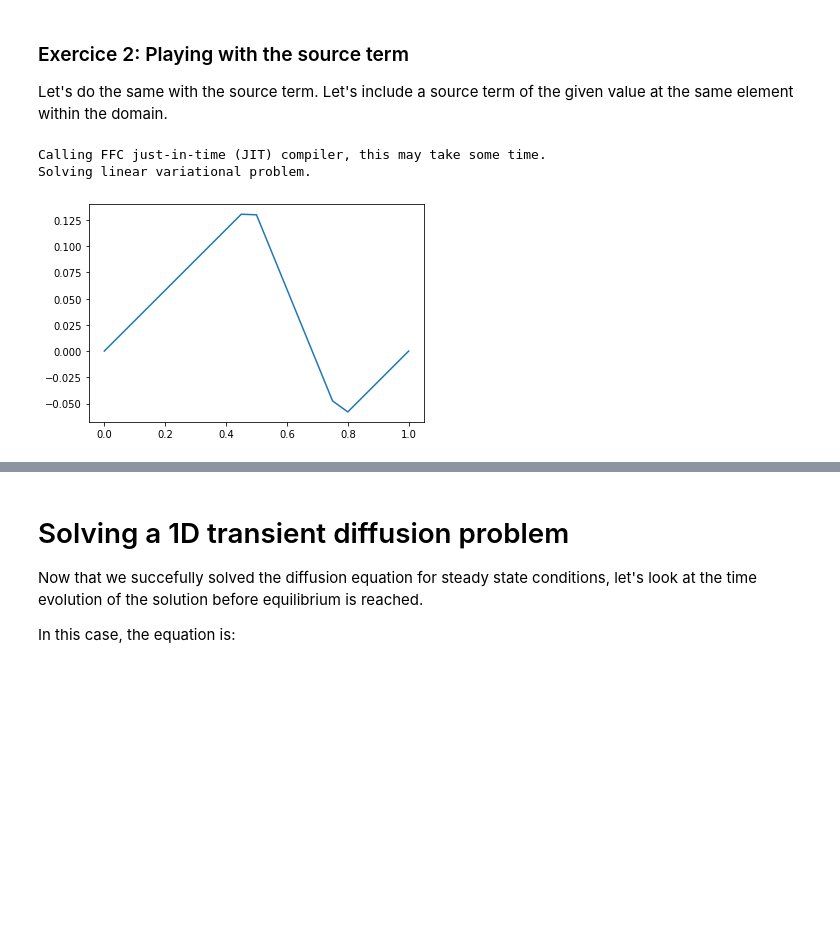
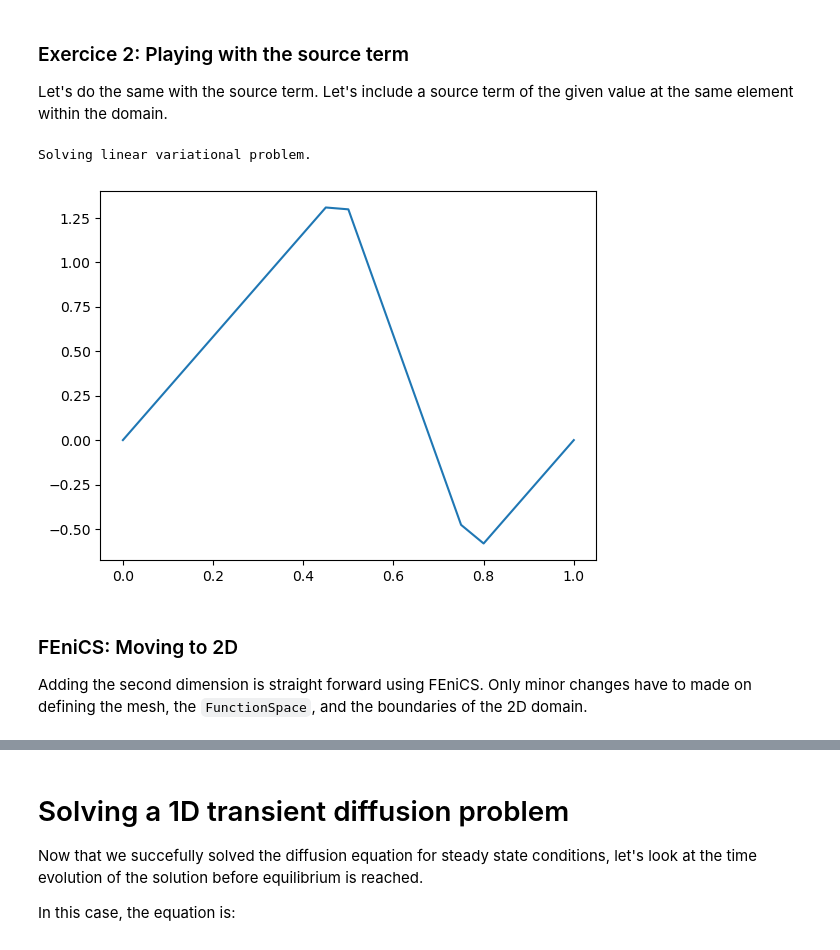
Before and after one commit to Simula-SSCP/SSCP_2024_lectures, a Jupyter notebook: L12 (FEniCS Intro)/L02_FEniCS_Diffusion.ipynb, the cells around one changed output, grey strips where cells are left out. Cells and saved outputs as stored; diff of their text form; code cells hidden in the pictures; blank space fills up the shorter version.

```diff
--- a/L12 (FEniCS Intro)/L02_FEniCS_Diffusion.ipynb
+++ b/L12 (FEniCS Intro)/L02_FEniCS_Diffusion.ipynb
@@ -150,10 +148,10 @@ And that's it! We have solved a PDE in less than 20 lines of code. That's pretty
 ### Exercice 1: Playing with the diffusion coeffient
 Assuming that the coefficient $\kappa$ is element-wise constant, set a differente value of the constant in the middle of the domain.
 # %%
-mesh = UnitIntervalMesh(20)  # 20 is number of intervals Omega is divided intoc
+mesh = UnitIntervalMesh(20)  # 20 is number of intervals Omega is divided into
+cell = mesh.ufl_cell()
 plot(mesh)
 
-# here interval is a FEniCS builtin representing a single interval
-elem = FiniteElement("CG", interval, 1)
+elem = FiniteElement("Lagrange", cell, 1)
 W = FunctionSpace(mesh, elem)
 # %% [output]
@@ -161,8 +159,9 @@ W = FunctionSpace(mesh, elem)
 # %%
 # kappa = Constant(1.0)
-k_elem = FiniteElement("DG", interval, 0)
+k_elem = FiniteElement("DG", mesh.ufl_cell(), 0)
 kappa_e = Function(FunctionSpace(mesh, k_elem))
-kappa_e.vector()[:] = 1
-kappa_e.vector()[9] = 20
+kappa_e.vector()[:] = 0.1
+kappa_e.vector()[9] = 1
 kappa_e.vector()[:]
+plot(kappa_e);
 # %% [output]
@@ -198,27 +194,29 @@ Let's do the same with the source term. Let's include a source term of the given
 # %%
 # S = Constant(0.0) # source term
 s_elem = FiniteElement("DG", interval, 0)
 S_e = Function(FunctionSpace(mesh, s_elem))
-S_e.vector()[:] = 0
-S_e.vector()[9] = 20
-S_e.vector()[15] = -20
+S_e.vector()[:] = 0 # set all the vector entries to 1.0
+S_e.vector()[9] = 20  # set the 10th entry to 20.0
+S_e.vector()[15] = -20 # set the 16th entry to -20.0
 S_e.vector()[:]
 
 
-L = (S_e*V) * dx  # right hand side of our equation
+L = S_e * V * dx  # right hand side of our equation
 
 value_left = Constant(0.0)
 value_right = Constant(0.0)
 # Imposing Dirichlet BC to the left boundary node
 bc_l = DirichletBC(W, value_left, "on_boundary && near(x[0], 0)")
 # Imposing Dirichlet BC to the right boundary node
 bc_r = DirichletBC(W, value_right, "on_boundary && near(x[0], 1)")
 bcs = [bc_l, bc_r]   # list of boundary conditions to apply to the problem
 
 U_sol = Function(W)  # place to store the solution
 solve(a == L, U_sol, bcs)  # solve the problem
-plot(U_sol)
+plot(U_sol);
 # %% [output]
-Calling FFC just-in-time (JIT) compiler, this may take some time.
 Solving linear variational problem.
-[figure, old version]
+[figure, new version]
+# %% [markdown]
+### FEniCS: Moving to 2D
+Adding the second dimension is straight forward using FEniCS. Only minor changes have to made on defining the mesh, the `FunctionSpace`, and the boundaries of the 2D domain.
```
Also changed, not shown: parts of 27 cells of this notebook, 2 other files.
